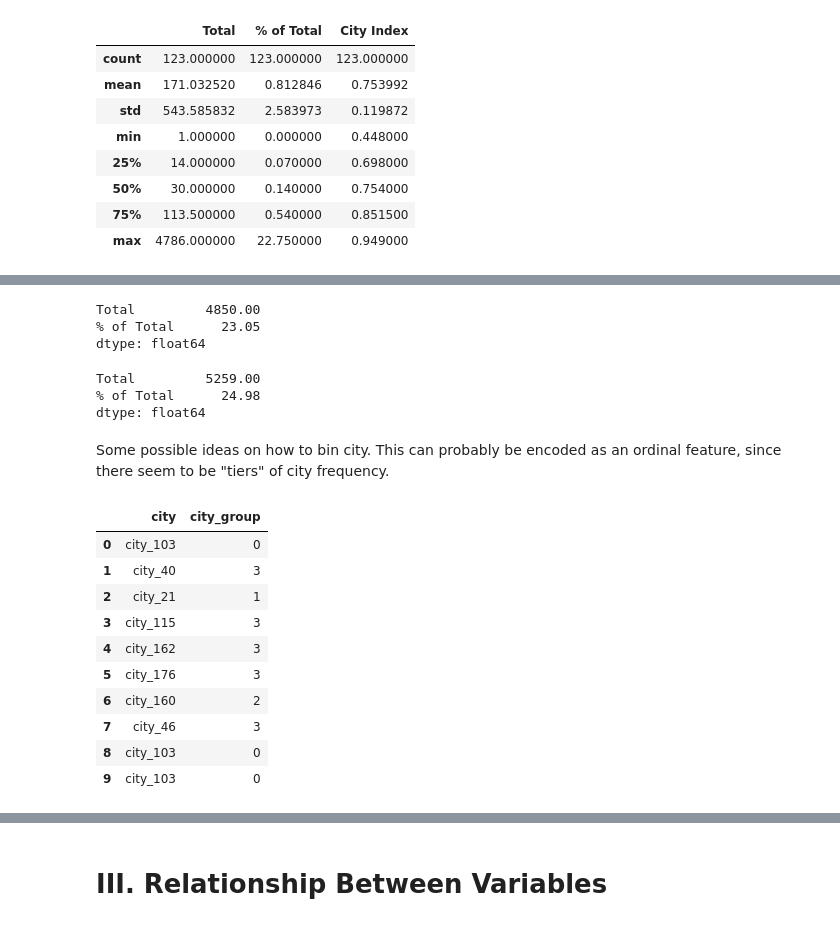
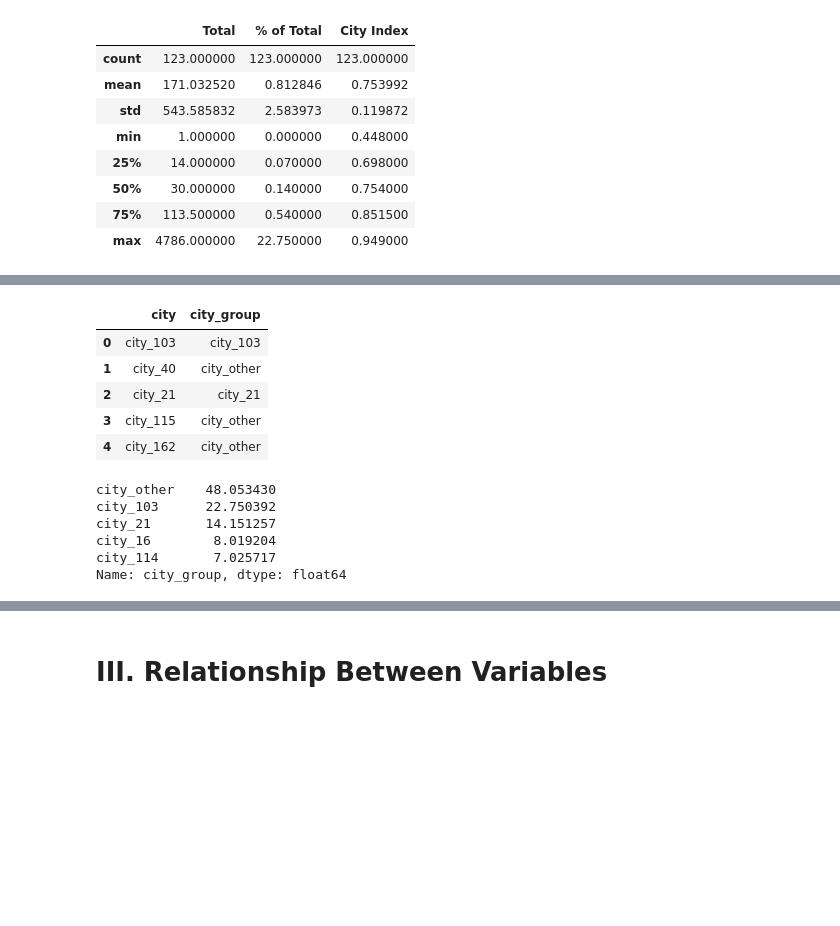
Before and after one commit to divzueri/Data-Science-Projects, a Jupyter notebook: HRAnalytics/notebooks/2_EDA.ipynb, the cells around one changed output, grey strips where cells are left out. Cells and saved outputs as stored; diff of their text form; code cells hidden in the pictures; blank space fills up the shorter version.

```diff
--- a/HRAnalytics/notebooks/2_EDA.ipynb
+++ b/HRAnalytics/notebooks/2_EDA.ipynb
@@ -199,24 +179,2 @@ dtype: float64
-# %%
-# Percentage of cities with 1-5% of total applicants
-
-bin_3 = city_df.loc[(city_df['% of Total']>=1) & (city_df['% of Total']<5)]
-cities_3 = bin_3.index.tolist()
-bin_3[['Total', '% of Total']].sum()
-# %% [output]
-Total         4850.00
-% of Total      23.05
-dtype: float64
-# %%
-# Smallest cities with less than 1% of total applicants
-
-bin_4 = city_df.loc[city_df['% of Total']<1]
-cities_4 = bin_4.index.tolist()
-bin_4[['Total', '% of Total']].sum()
-# %% [output]
-Total         5259.00
-% of Total      24.98
-dtype: float64
-# %% [markdown]
-Some possible ideas on how to bin city. This can probably be encoded as an ordinal feature, since there seem to be "tiers" of city frequency.
 # %%
 def city_group(city):
@@ -234,19 +192,24 @@ def city_group(city):
-# %%
-df_nonull['city_group'] = df_nonull['city'].apply(city_group)
-df_null['city_group'] = df_null['city'].apply(city_group)
-df_nonull[['city', 'city_group']].head(10)
-# %% [output]
-|  | city | city_group |
-| 0 | city_103 | 0 |
-| 1 | city_40 | 3 |
-| 2 | city_21 | 1 |
-| 3 | city_115 | 3 |
-| 4 | city_162 | 3 |
-| 5 | city_176 | 3 |
-| 6 | city_160 | 2 |
-| 7 | city_46 | 3 |
-| 8 | city_103 | 0 |
-| 9 | city_103 | 0 |
+# %%
+df_nonull['city_group'] = df_nonull['city'].apply(city_group)
+df_null['city_group'] = df_null['city'].apply(city_group)
+
+df_nonull[['city', 'city_group']].head()
+# %% [output]
+|  | city | city_group |
+| 0 | city_103 | city_103 |
+| 1 | city_40 | city_other |
+| 2 | city_21 | city_21 |
+| 3 | city_115 | city_other |
+| 4 | city_162 | city_other |
+# %%
+df_nonull['city_group'].value_counts()/len(df_nonull)*100
+# %% [output]
+city_other    48.053430
+city_103      22.750392
+city_21       14.151257
+city_16        8.019204
+city_114       7.025717
+Name: city_group, dtype: float64
 # %%
 # City development index across city bins
 
```
Also changed, not shown: parts of 12 cells of this notebook, 11 other files.
